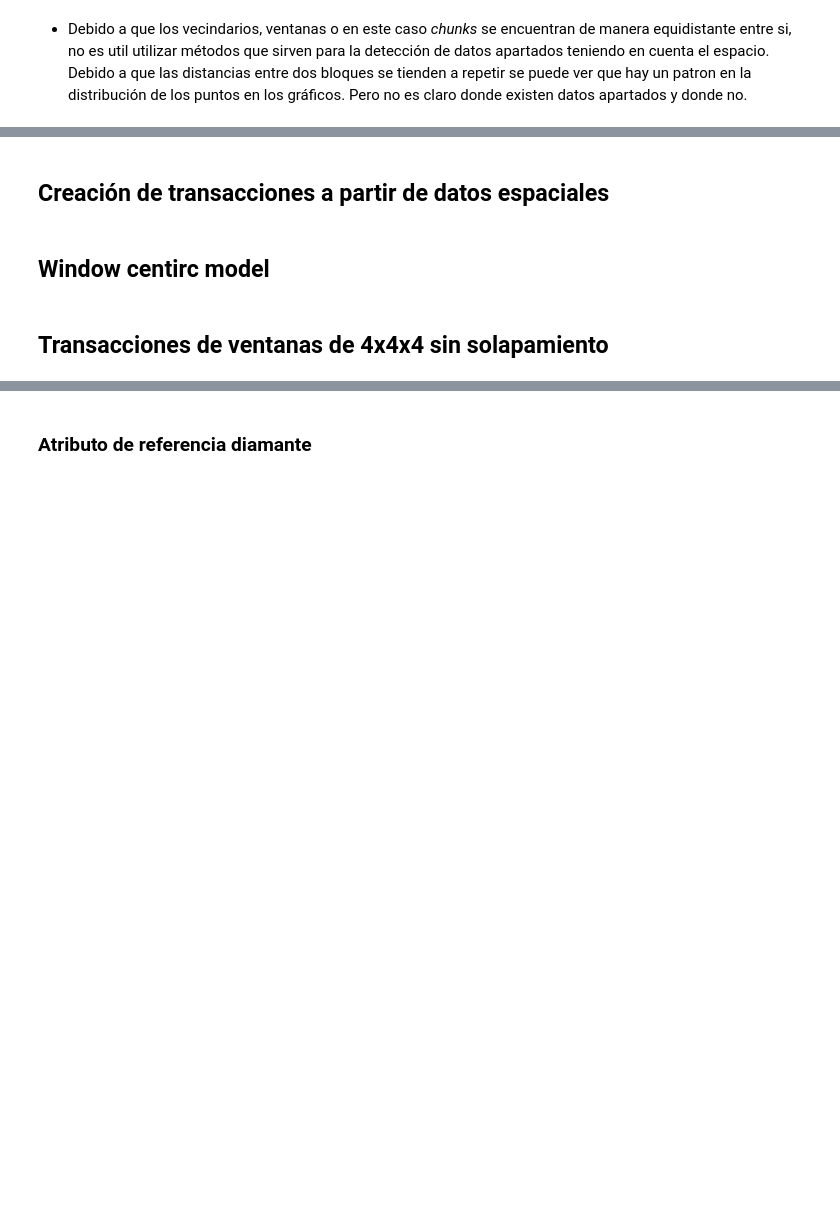
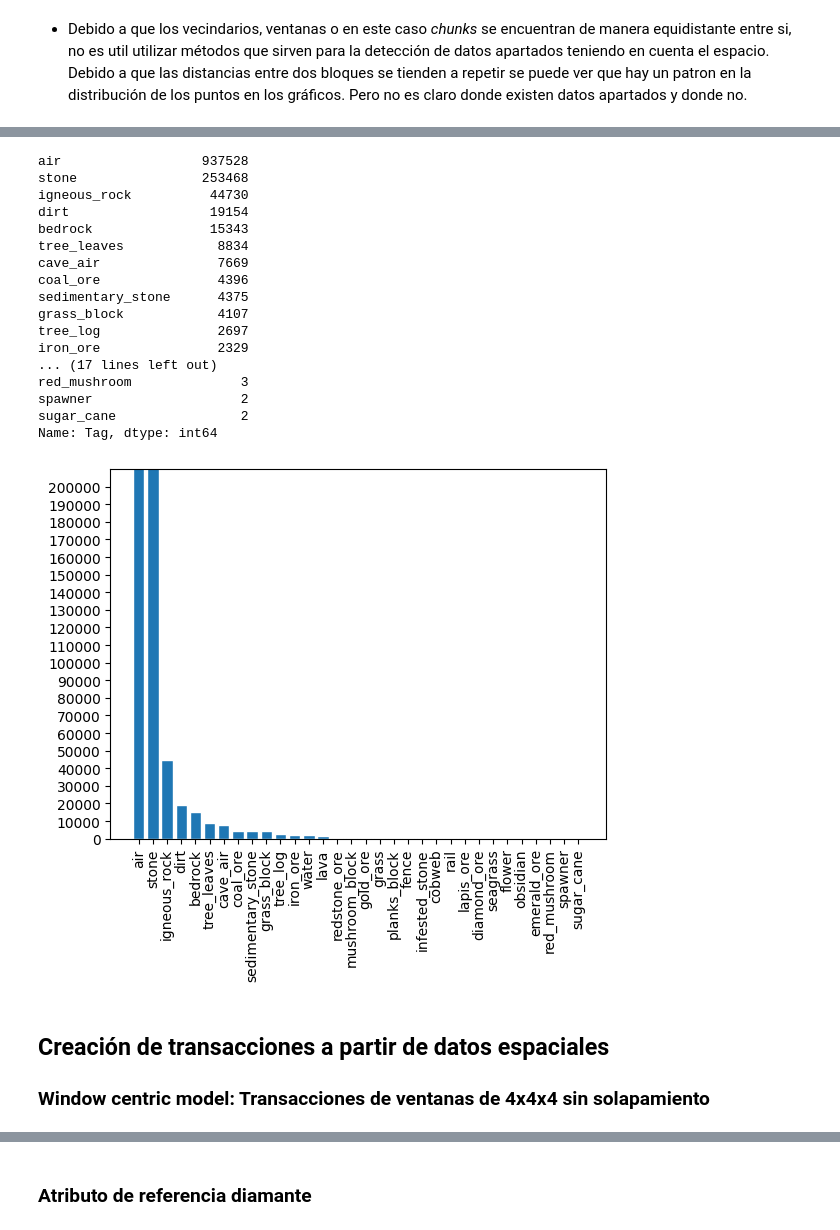
Before and after one commit to MrtC101/spatial-association-rules-mining, a Jupyter notebook: proyecto_final/code/python/Analisis.ipynb, the cells around one changed output, grey strips where cells are left out. Cells and saved outputs as stored; diff of their text form; code cells hidden in the pictures; blank space fills up the shorter version.

```diff
--- a/proyecto_final/code/python/Analisis.ipynb
+++ b/proyecto_final/code/python/Analisis.ipynb
@@ -488,0 +526,7 @@ fig.show()
+# %%
+#cargar el df
+csvPath = "..\\..\\Data\\generalizedChunk.csv"
+df = pd.read_csv(csvPath,delimiter=";",lineterminator="\n")
+df = df.rename(columns={"ChunkX": "CX","ChunkZ\r": "CZ"}, errors="raise")
+df = df.drop(df.columns[0],axis=1);
+print(df)
@@ -489,9 +548,42 @@ fig.show()
+# %%
+import matplotlib.pyplot as plt
+import numpy as np
+# make data:
+x = df["Tag"].value_counts().axes[0]
+y = df["Tag"].value_counts()
+print(y)
+# plot
+fig, ax = plt.subplots()
+
+ax.bar(x, y, width=0.8, edgecolor="white")
+
+ax.set(xticks=np.arange(0, len(x)),
+       ylim=(0, 210000), yticks=np.arange(0, 210000,10000))
+
+plt.xticks(rotation=90)
+plt.show()
+# %% [output]
+air                  937528
+stone                253468
+igneous_rock          44730
+dirt                  19154
+bedrock               15343
+tree_leaves            8834
+cave_air               7669
+coal_ore               4396
+sedimentary_stone      4375
+grass_block            4107
+tree_log               2697
+iron_ore               2329
+... (17 lines left out)
+red_mushroom              3
+spawner                   2
+sugar_cane                2
+Name: Tag, dtype: int64
+[figure, added]
 # %% [markdown]
 ## Creación de transacciones a partir de datos espaciales
+### Window centric model: Transacciones de ventanas de 4x4x4 sin solapamiento
-# %% [markdown]
-## Window centirc model
-# %% [markdown]
-## Transacciones de ventanas de 4x4x4 sin solapamiento
 # %%
 #preprocesamiento Windows metric model
 from preprocess import Preprocess
```
Also changed, not shown: parts of 72 cells of this notebook, 59 other files.
